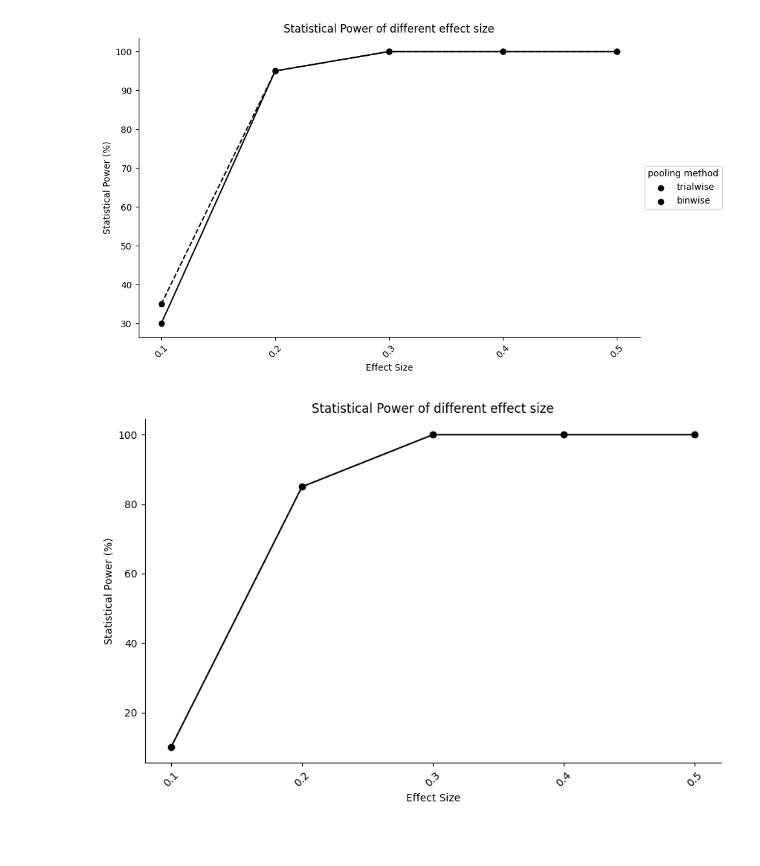
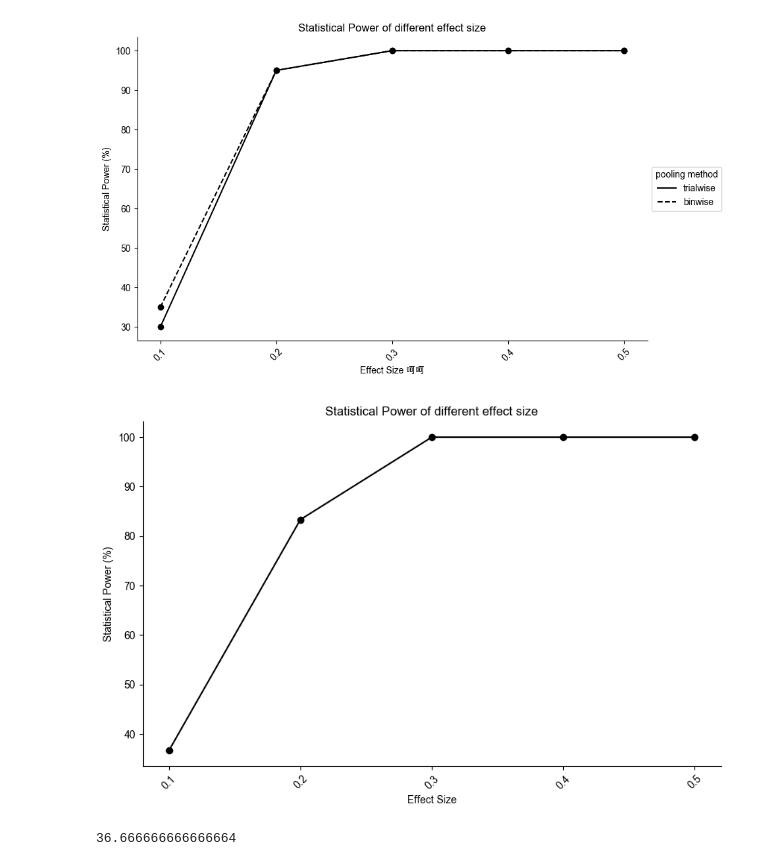
Before and after one commit to Chuan-Peng-Lab/CPP_Multiverse_RR, a Jupyter notebook: 8_Sensitivity_analysis_xwise.ipynb, the cells around one changed output. Saved outputs shown, nothing was run; the diff lists cells and outputs as text; code cells hidden in the pictures; blank space fills up the shorter version.

```diff
--- a/8_Sensitivity_analysis_xwise.ipynb
+++ b/8_Sensitivity_analysis_xwise.ipynb
@@ -3,6 +3,7 @@ import pandas as pd
 import numpy as np
 import matplotlib.pyplot as plt
 import os
+plt.rcParams['font.sans-serif'] = ['Arial Unicode MS']
 # %%
 
 # Data: effect sizes and corresponding statistical powers for two lines
@@ -16,14 +17,14 @@ statistical_powers_binwise = [35, 95, 100, 100, 100]
 plt.figure(figsize=(10, 6))
 
 # Plot a scatter plot for the trialwise line, using effect sizes on the x - axis and statistical powers on the y - axis, with black dots
-plt.scatter(effect_sizes, statistical_powers_trialwise, color='black', label='trialwise')
+plt.scatter(effect_sizes, statistical_powers_trialwise, color='black')
 # Connect the points of the trialwise line with a solid black line
-plt.plot(effect_sizes, statistical_powers_trialwise, color='black', linestyle='-')
+plt.plot(effect_sizes, statistical_powers_trialwise, color='black', linestyle='-', label='trialwise')
 
 # Plot a scatter plot for the binwise line, using effect sizes on the x - axis and statistical powers on the y - axis, with black dots
-plt.scatter(effect_sizes, statistical_powers_binwise, color='black', label='binwise')
+plt.scatter(effect_sizes, statistical_powers_binwise, color='black')
 # Connect the points of the binwise line with a dashed black line
-plt.plot(effect_sizes, statistical_powers_binwise, color='black', linestyle='--')
+plt.plot(effect_sizes, statistical_powers_binwise, color='black', linestyle='--', label='binwise')
 
 # Add a title to the plot
 plt.title('Statistical Power of different effect size')
@@ -50,43 +51,47 @@ ax.spines['top'].set_visible(False)
 # Display the plot
 plt.show()
 # %% [output]
-[figure, old version]
+[figure, new version]
 # %%
 
 # Data: effect sizes and corresponding statistical powers for two lines
 effect_sizes = [0.1, 0.2, 0.3, 0.4, 0.5]
 # Statistical power data for the first line (trialwise)
-statistical_powers_trialwise = [10, 85, 100, 100, 100]
+statistical_powers_trialwise = [11/30*100, 25/30*100, 100, 100, 100]
 
 # Create a figure with a specified size (width = 10 inches, height = 6 inches)
 plt.figure(figsize=(10, 6))
 
 # Plot a scatter plot for the trialwise line, using effect sizes on the x - axis and statistical powers on the y - axis, with black dots
 plt.scatter(effect_sizes, statistical_powers_trialwise, color='black', label='trialwise')
 # Connect the points of the trialwise line with a solid black line
 plt.plot(effect_sizes, statistical_powers_trialwise, color='black', linestyle='-')
 
 # Add a title to the plot
 plt.title('Statistical Power of different effect size')
 # Add a label to the x - axis
 plt.xlabel('Effect Size')
 # Rotate the x - axis tick labels by 45 degrees
 plt.xticks(rotation=45)
 # Add a label to the y - axis
 plt.ylabel('Statistical Power (%)')
 
 # Set the x - axis tick marks to only show the specified effect sizes
 plt.xticks(effect_sizes)
 
 
 # Get the current axes
 ax = plt.gca()
 # Hide the right spine of the axes
 ax.spines['right'].set_visible(False)
 # Hide the top spine of the axes
 ax.spines['top'].set_visible(False)
 
 # Display the plot
 plt.show()
 # %% [output]
-[figure, old version]
+[figure, new version]
+# %%
+11/30*100
+# %% [output]
+36.666666666666664
```
